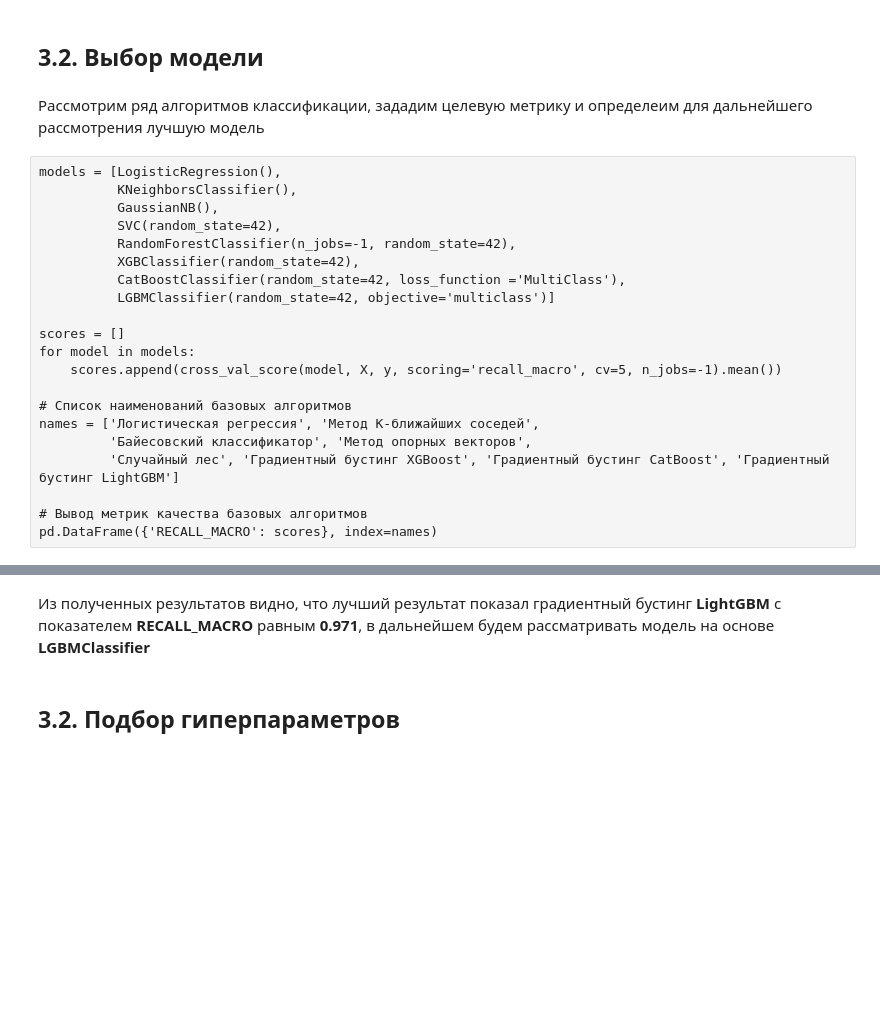
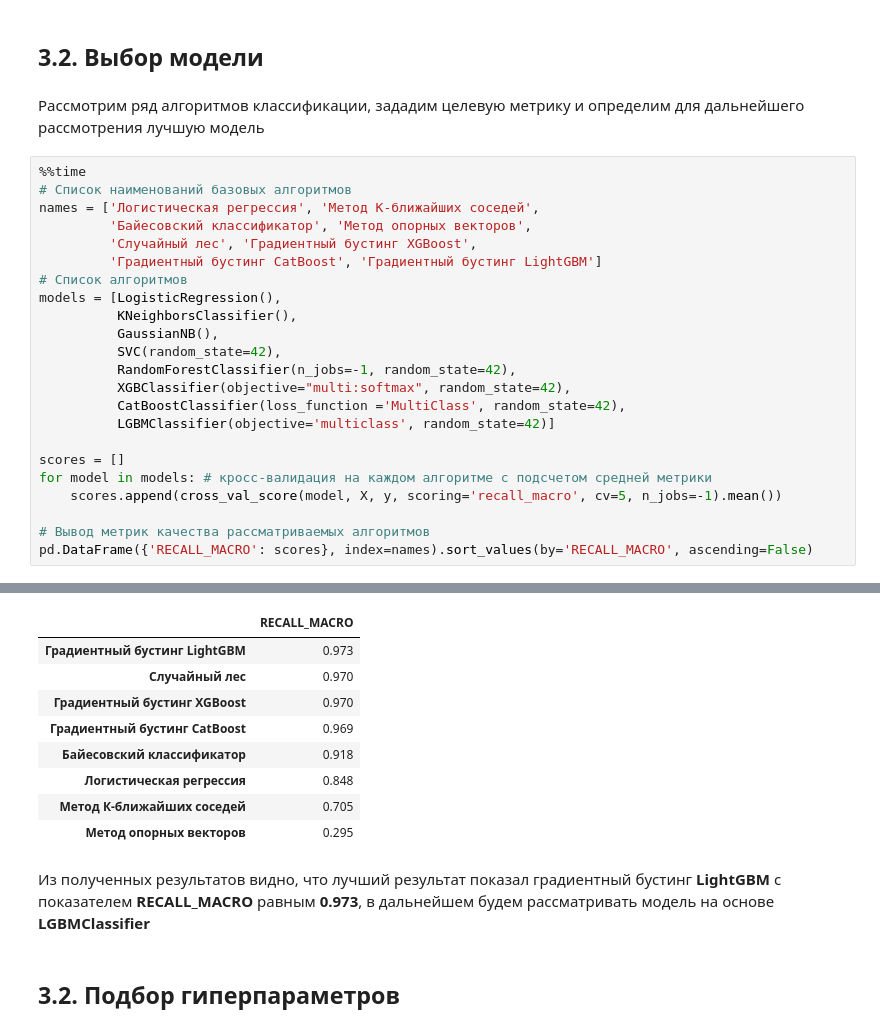
Before and after one commit to Alexwert3/INNOPOLIS, a Jupyter notebook: innopolis.ipynb, the cells around one changed output, grey strips where cells are left out. Cells and saved outputs as stored; diff of their text form; blank space fills up the shorter version.

```diff
--- a/innopolis.ipynb
+++ b/innopolis.ipynb
@@ -397,25 +383,28 @@ X
 # %% [markdown]
 ## 3.2. Выбор модели
 # %% [markdown]
-Рассмотрим ряд алгоритмов классификации, зададим целевую метрику и определеим для дальнейшего рассмотрения лучшую модель
+Рассмотрим ряд алгоритмов классификации, зададим целевую метрику и определим для дальнейшего рассмотрения лучшую модель
-# %% [raw]
-models = [LogisticRegression(),
-          KNeighborsClassifier(),
-          GaussianNB(),
-          SVC(random_state=42),
-          RandomForestClassifier(n_jobs=-1, random_state=42),
-          XGBClassifier(random_state=42),
-          CatBoostClassifier(random_state=42, loss_function ='MultiClass'),
-          LGBMClassifier(random_state=42, objective='multiclass')]
-
-scores = []
-for model in models:
-    scores.append(cross_val_score(model, X, y, scoring='recall_macro', cv=5, n_jobs=-1).mean())
-
-# Список наименований базовых алгоритмов
-names = ['Логистическая регрессия', 'Метод К-ближайших соседей',
-         'Байесовский классификатор', 'Метод опорных векторов',
-         'Случайный лес', 'Градиентный бустинг XGBoost', 'Градиентный бустинг CatBoost', 'Градиентный бустинг LightGBM']
-
-# Вывод метрик качества базовых алгоритмов
-pd.DataFrame({'RECALL_MACRO': scores}, index=names)
+# %%
+%%time
+# Список наименований базовых алгоритмов
+names = ['Логистическая регрессия', 'Метод К-ближайших соседей',
+         'Байесовский классификатор', 'Метод опорных векторов',
+         'Случайный лес', 'Градиентный бустинг XGBoost',
+         'Градиентный бустинг CatBoost', 'Градиентный бустинг LightGBM']
+# Список алгоритмов
+models = [LogisticRegression(),
+          KNeighborsClassifier(),
+          GaussianNB(),
+          SVC(random_state=42),
+          RandomForestClassifier(n_jobs=-1, random_state=42),
+          XGBClassifier(objective="multi:softmax", random_state=42),
+          CatBoostClassifier(loss_function ='MultiClass', random_state=42),
+          LGBMClassifier(objective='multiclass', random_state=42)]
+
+scores = []
+for model in models: # кросс-валидация на каждом алгоритме с подсчетом средней метрики
+    scores.append(cross_val_score(model, X, y, scoring='recall_macro', cv=5, n_jobs=-1).mean())
+
+# Вывод метрик качества рассматриваемых алгоритмов
+pd.DataFrame({'RECALL_MACRO': scores}, index=names).sort_values(by='RECALL_MACRO', ascending=False)
+# %% [output]
@@ -422,5 +412,14 @@ pd.DataFrame({'RECALL_MACRO': scores}, index=names)
+|  | RECALL_MACRO |
+| Градиентный бустинг LightGBM | 0.973 |
+| Случайный лес | 0.970 |
+| Градиентный бустинг XGBoost | 0.970 |
+| Градиентный бустинг CatBoost | 0.969 |
+| Байесовский классификатор | 0.918 |
+| Логистическая регрессия | 0.848 |
+| Метод К-ближайших соседей | 0.705 |
+| Метод опорных векторов | 0.295 |
 # %% [markdown]
-Из полученных результатов видно, что лучший результат показал градиентный бустинг **LightGBM** с показателем **RECALL_MACRO** равным **0.971**, в дальнейшем будем рассматривать модель на основе **LGBMClassifier**
+Из полученных результатов видно, что лучший результат показал градиентный бустинг **LightGBM** с показателем **RECALL_MACRO** равным **0.973**, в дальнейшем будем рассматривать модель на основе **LGBMClassifier**
 # %% [markdown]
 ## 3.2. Подбор гиперпараметров
 # %% [markdown]
```
Also changed, not shown: parts of 12 cells of this notebook.
